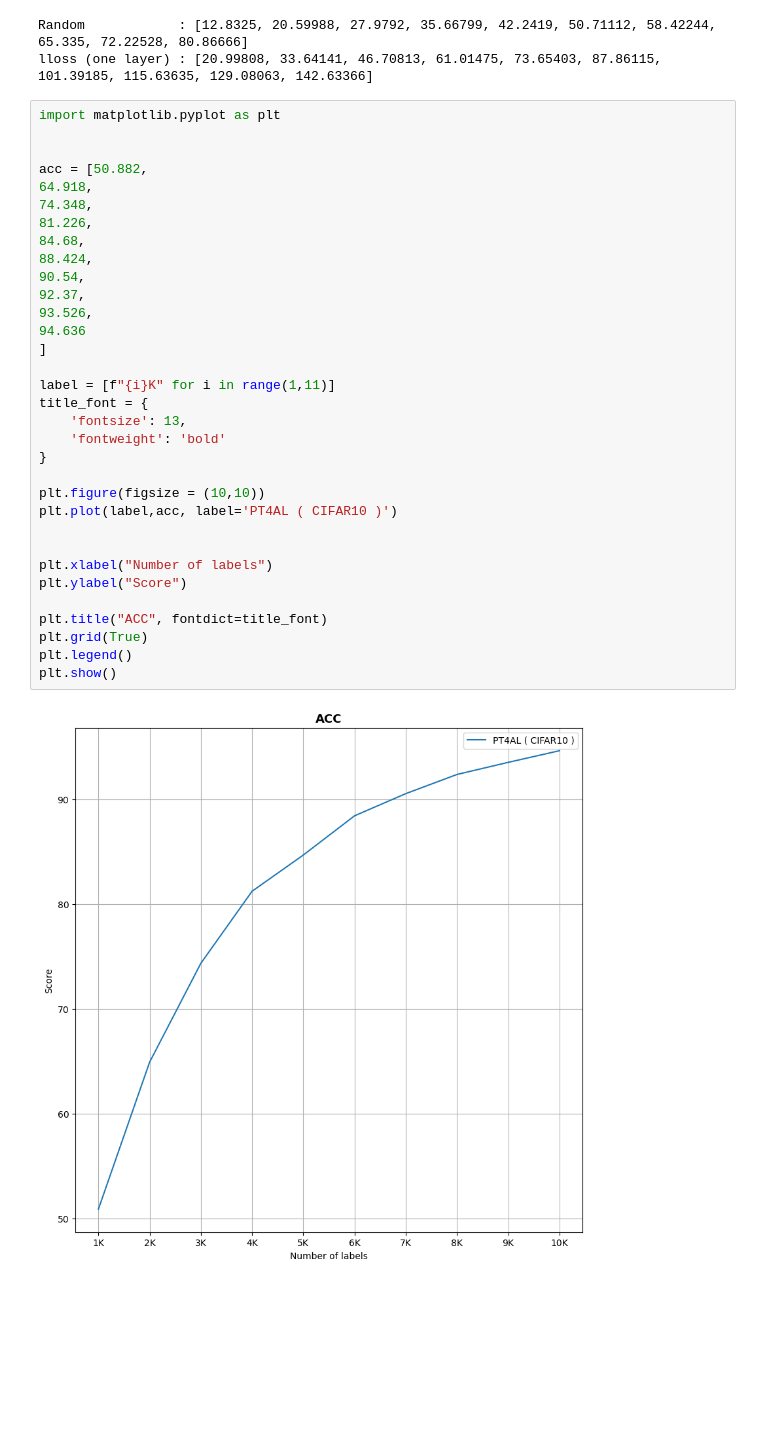
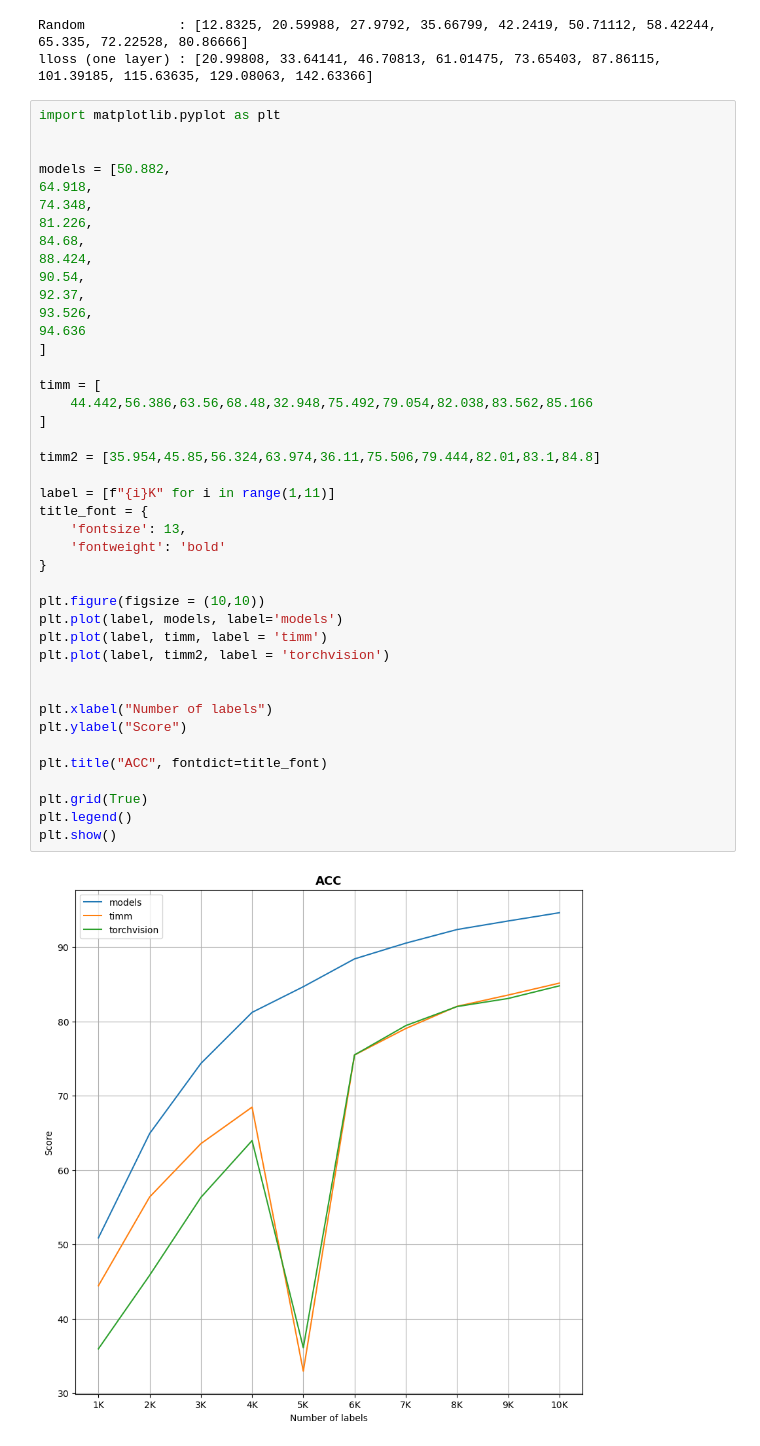
Before and after one commit to lbg030/DeepLearning, a Jupyter notebook: visualization.ipynb, the cells around one changed output. Cells and saved outputs as stored; diff of their text form; blank space fills up the shorter version.

```diff
--- a/visualization.ipynb
+++ b/visualization.ipynb
@@ -234,34 +234,43 @@ lloss (one layer) : [20.99808, 33.64141, 46.70813, 61.01475, 73.65403, 87.86115,
 import matplotlib.pyplot as plt
 
 
-acc = [50.882,
+models = [50.882,
 64.918,
 74.348,
 81.226,
 84.68,
 88.424,
 90.54,
 92.37,
 93.526,
 94.636
 ]
 
+timm = [
+    44.442,56.386,63.56,68.48,32.948,75.492,79.054,82.038,83.562,85.166
+]
+
+timm2 = [35.954,45.85,56.324,63.974,36.11,75.506,79.444,82.01,83.1,84.8]
+
 label = [f"{i}K" for i in range(1,11)]
 title_font = {
     'fontsize': 13,
     'fontweight': 'bold'
 }
 
 plt.figure(figsize = (10,10))
-plt.plot(label,acc, label='PT4AL ( CIFAR10 )')
+plt.plot(label, models, label='models')
+plt.plot(label, timm, label = 'timm')
+plt.plot(label, timm2, label = 'torchvision')
 
 
 plt.xlabel("Number of labels")
 plt.ylabel("Score")
 
 plt.title("ACC", fontdict=title_font)
+
 plt.grid(True)
 plt.legend()
 plt.show()
 # %% [output]
-[figure, old version]
+[figure, new version]
```
